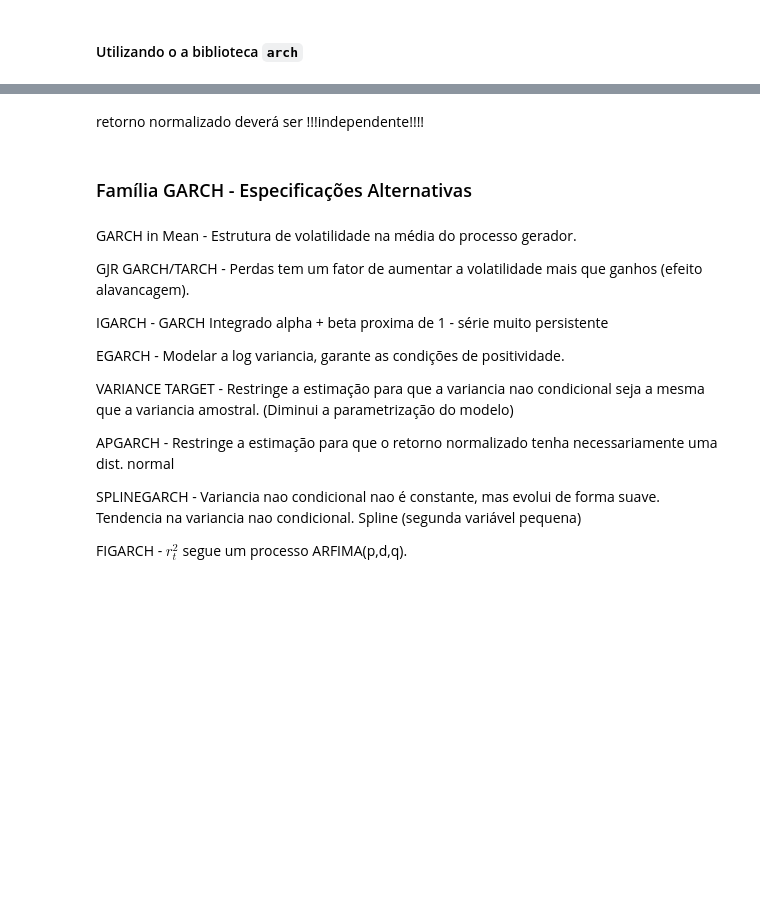
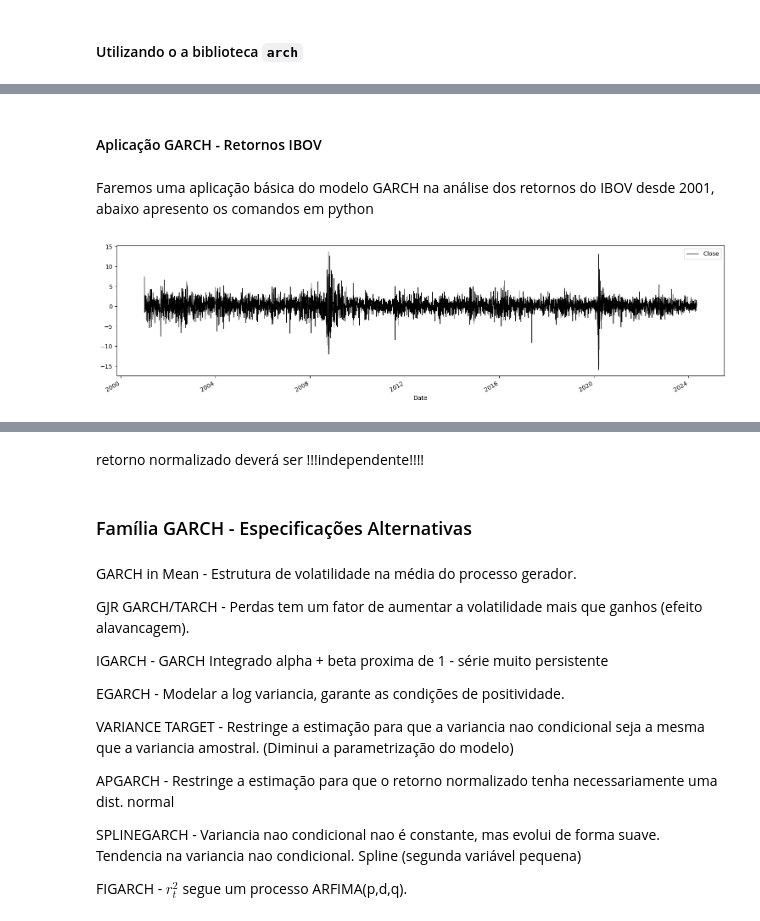
Before and after one commit to ViniNazato/FinancialEconometrics, a Jupyter notebook: Risk Modelling/2.Conditional_Volatility.ipynb, the cells around one changed output, grey strips where cells are left out. Drawn from its saved outputs; the diff is of its cells as text; code cells hidden in the pictures; blank space fills up the shorter version.

```diff
--- a/Risk Modelling/2.Conditional_Volatility.ipynb
+++ b/Risk Modelling/2.Conditional_Volatility.ipynb
@@ -141,0 +257,13 @@ Error:
+# %% [markdown]
+#### Aplicação GARCH - Retornos IBOV
+# %% [markdown]
+Faremos uma aplicação básica do modelo GARCH na análise dos retornos do IBOV desde 2001, abaixo apresento os comandos em python
+# %%
+df_ibov = pd.read_excel('Data\Ibov.xlsx', index_col=0) #Lê o Arquivo
+df_ibov = df_ibov['2001':]
+
+df_ret_ibov = np.log(df_ibov).diff().dropna()*100
+df_ret_ibov.plot(figsize=(15,4), lw=.8, c='k')
+plt.tight_layout()
+# %% [output]
+[figure, added]
```
Also changed, not shown: parts of 34 cells of this notebook, 2 other files.
